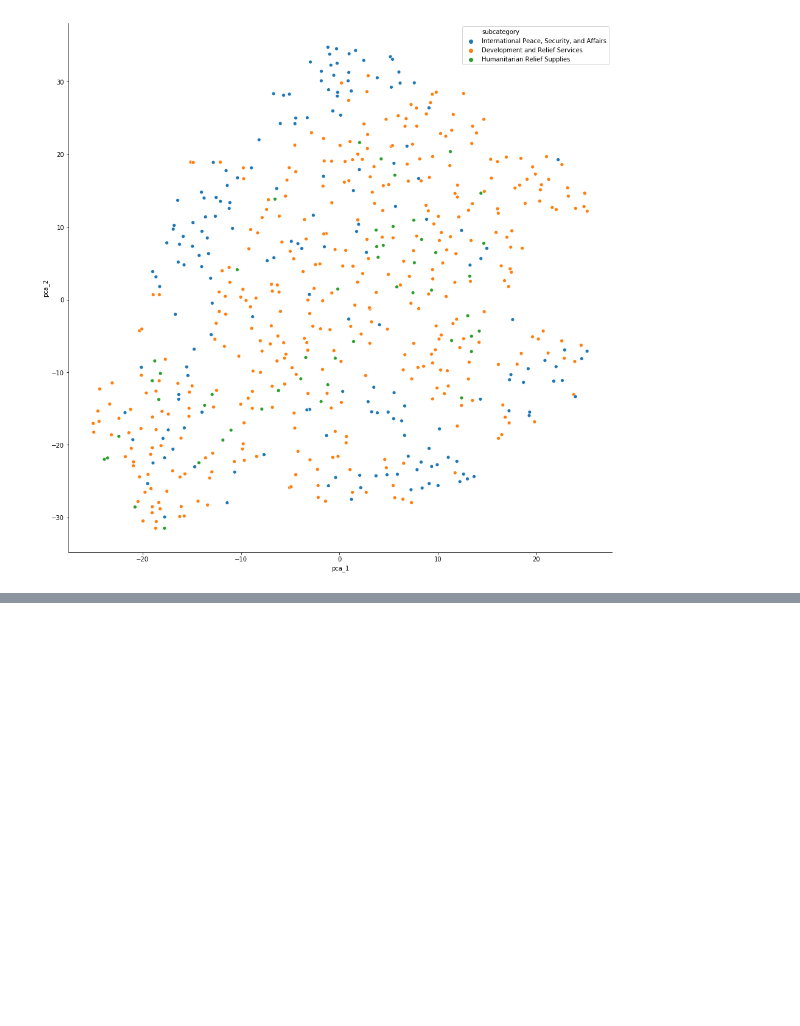
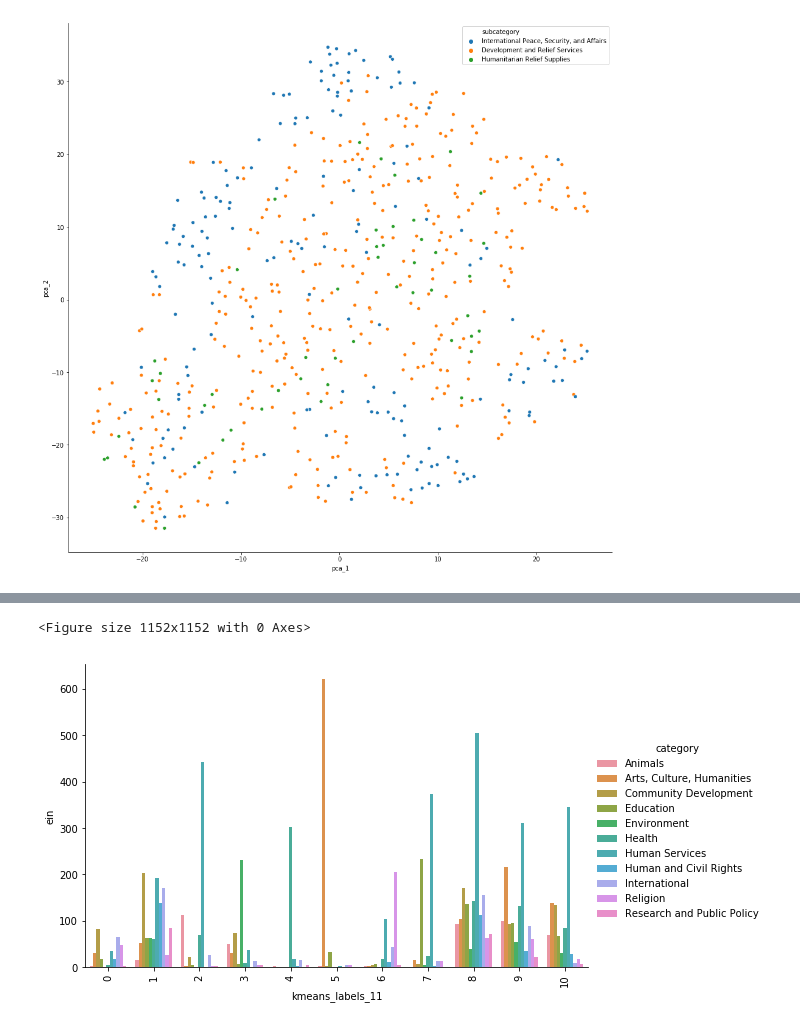
Before and after one commit to achanales/Giver, a Jupyter notebook: eda/chatiy_classification_eda.ipynb, the cells around one changed output, grey strips where cells are left out. Drawn from its saved outputs; the diff is of its cells as text; code cells hidden in the pictures; blank space fills up the shorter version.

```diff
--- a/eda/chatiy_classification_eda.ipynb
+++ b/eda/chatiy_classification_eda.ipynb
@@ -116,3 +116,3 @@ def word_embed_dim_reduce(df,pca_comp =8,word_min=5, word_max_perc=.2 ):
 # %%
-charity_pca = word_embed_dim_reduce(charity_data,pca_comp =8,word_min=5, word_max_perc=.2)
+charity_pca,charity_docs_emb,docs_dict,model_tfidf,docs_dict = word_embed_dim_reduce(charity_data,pca_comp =8,word_min=5, word_max_perc=.2)
 # %% [output]
@@ -156,0 +159,4 @@ sns.despine()
+# %%
+true_k = 11
+Kmean = KMeans(n_clusters=true_k, init='k-means++', max_iter=500, n_init=15)
+Kmean.fit(charity_docs_emb)
@@ -156,0 +179,2 @@ sns.despine()
+# %%
+charity_data['kmeans_labels_11'] = Kmean.labels_
@@ -156,0 +197,10 @@ sns.despine()
+# %%
+cat_kmean = charity_data.groupby(['category','kmeans_labels_11'])['ein'].count().reset_index()
+# %%
+plt.figure(figsize=(16, 16))
+sns.catplot(y='ein',hue='category',x='kmeans_labels_11',data =cat_kmean,kind='bar', aspect = 1.6)
+plt.xticks(rotation=90)
+sns.despine()
+# %% [output]
+<Figure size 1152x1152 with 0 Axes>
+[figure, added]
```
Also changed, not shown: parts of 30 cells of this notebook, 1 other file.
